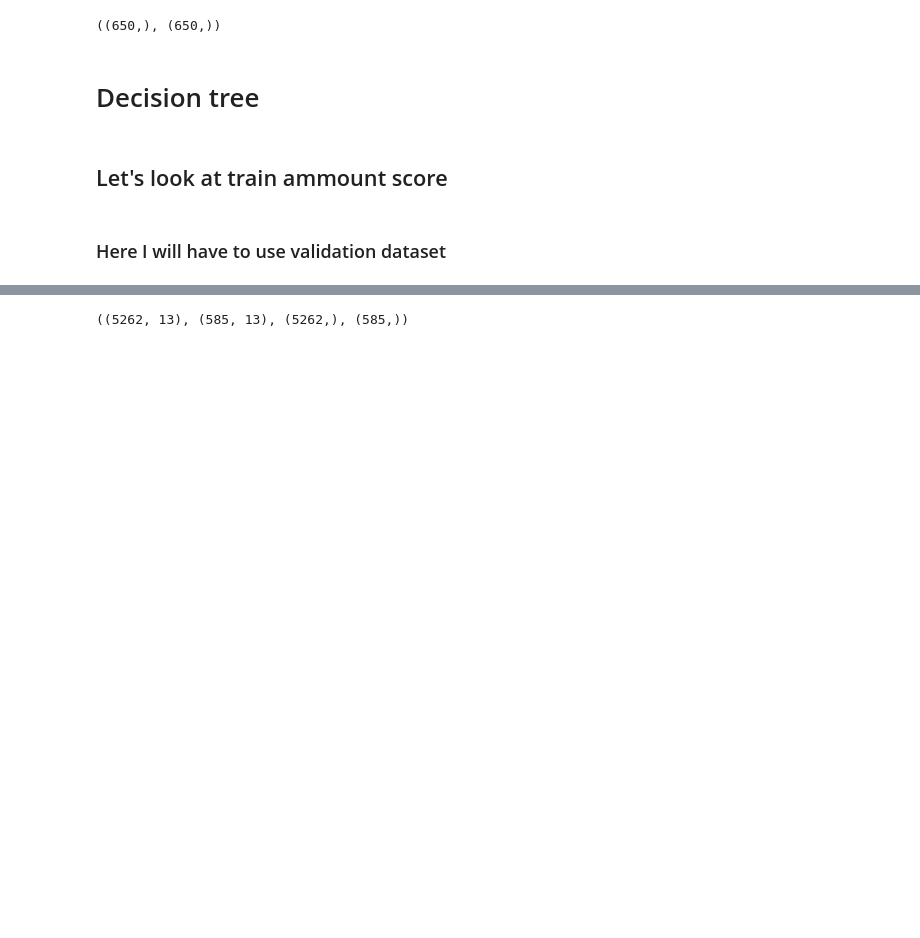
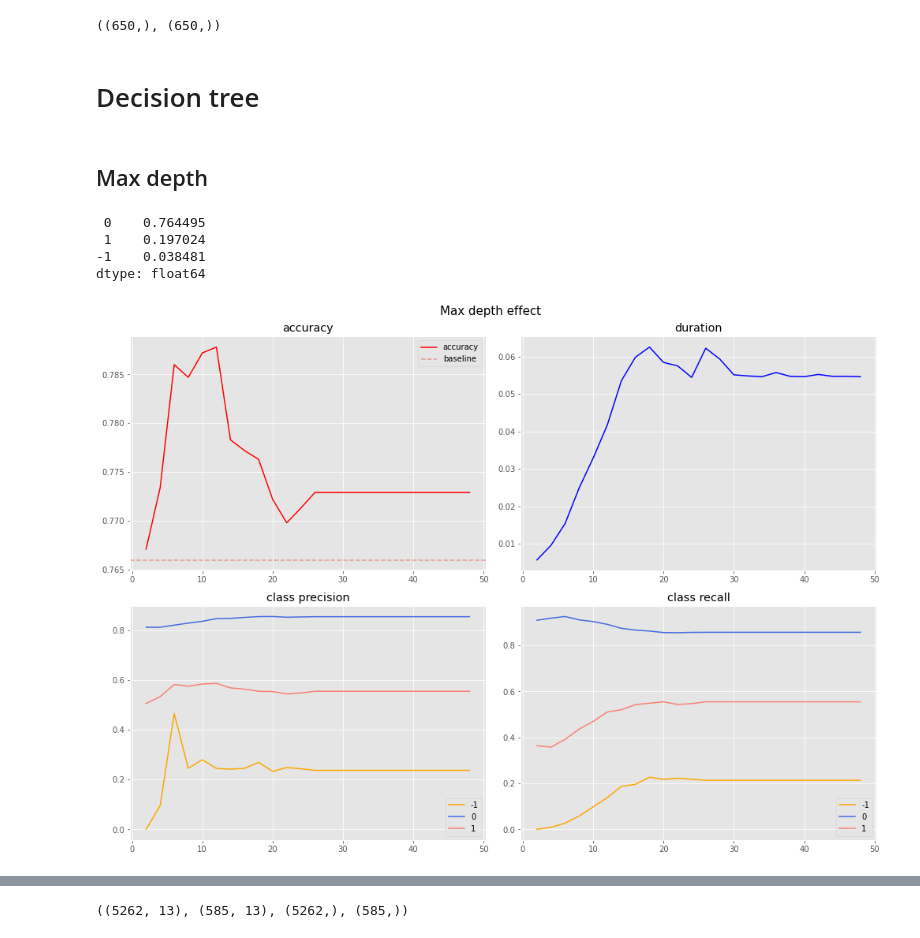
Before and after one commit to kolomietsdv/7641ML, a Jupyter notebook: Project_1/SL-Wine.ipynb, the cells around one changed output, grey strips where cells are left out. Drawn from its saved outputs; the diff is of its cells as text; code cells hidden in the pictures; blank space fills up the shorter version.

```diff
--- a/Project_1/SL-Wine.ipynb
+++ b/Project_1/SL-Wine.ipynb
@@ -342,7 +301,12 @@ test_y.shape, test_y.shape
 # Decision tree
 # %%
 from sklearn.tree import DecisionTreeClassifier
-# %% [markdown]
-## Let's look at train ammount  score
-# %% [markdown]
-### Here I will have to use validation dataset
+# %% [markdown]
+## Max depth
+# %%
+pd.value_counts(train_y, normalize=True)
+# %% [output]
+ 0    0.764495
+ 1    0.197024
+-1    0.038481
+dtype: float64
@@ -348,0 +319,4 @@ from sklearn.tree import DecisionTreeClassifier
+# %%
+fig, axes = cf.plot_metrics(md_metrics, sorted(pd.unique(train_y).tolist()), baselines={'accuracy': 0.766})
+# %% [output]
+[figure, added]
```
Also changed, not shown: parts of 101 cells of this notebook, 1 other file.
